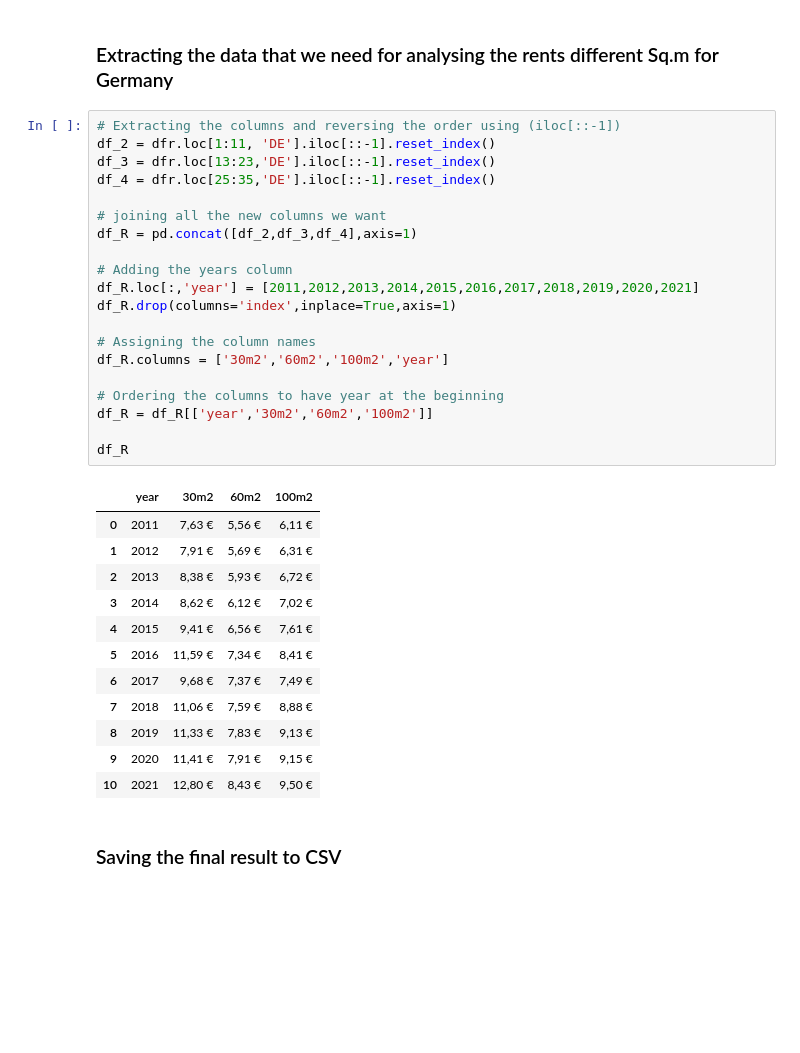
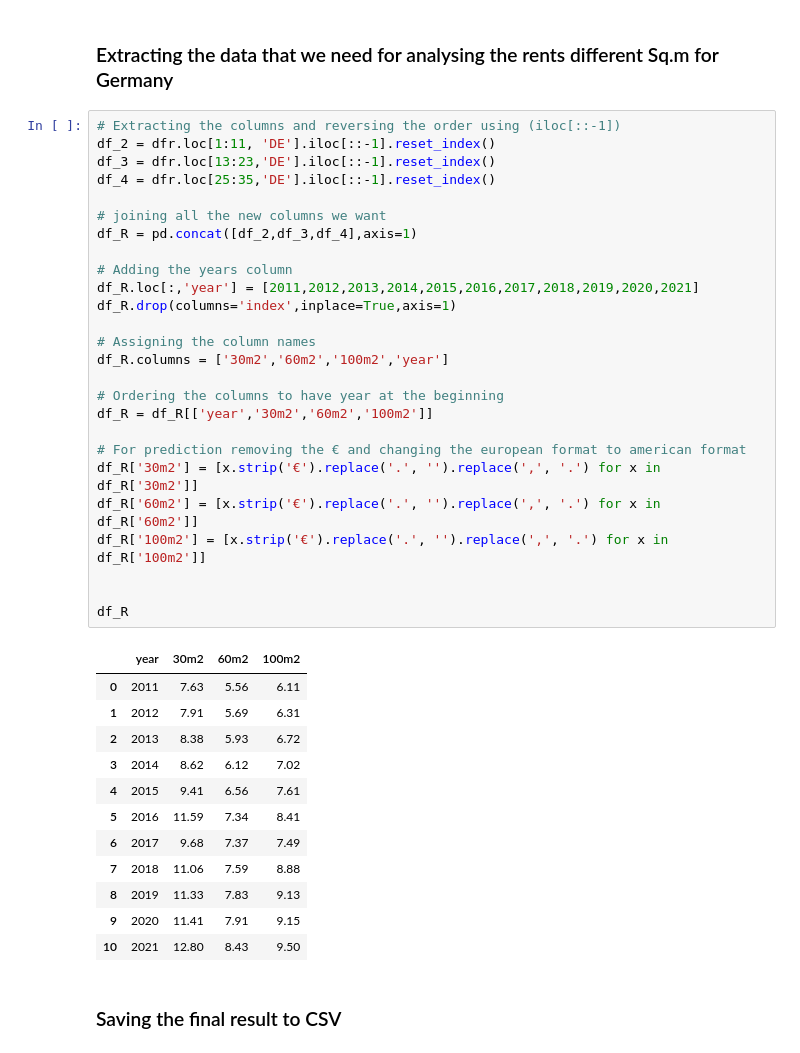
Before and after one commit to saicharangrandhi/Inspiration_task, a Jupyter notebook: task_1.ipynb, the cells around one changed output. Saved outputs shown, nothing was run; the diff lists cells and outputs as text; blank space fills up the shorter version.

```diff
--- a/task_1.ipynb
+++ b/task_1.ipynb
@@ -85,36 +134,42 @@ dfr
 # %%
 # Extracting the columns and reversing the order using (iloc[::-1])
 df_2 = dfr.loc[1:11, 'DE'].iloc[::-1].reset_index()
 df_3 = dfr.loc[13:23,'DE'].iloc[::-1].reset_index()
 df_4 = dfr.loc[25:35,'DE'].iloc[::-1].reset_index()
 
 # joining all the new columns we want
 df_R = pd.concat([df_2,df_3,df_4],axis=1)
 
 # Adding the years column
 df_R.loc[:,'year'] = [2011,2012,2013,2014,2015,2016,2017,2018,2019,2020,2021]
 df_R.drop(columns='index',inplace=True,axis=1)
 
 # Assigning the column names
 df_R.columns = ['30m2','60m2','100m2','year']
 
 # Ordering the columns to have year at the beginning
 df_R = df_R[['year','30m2','60m2','100m2']]
 
+# For prediction removing the € and changing the european format to american format
+df_R['30m2'] = [x.strip('€').replace('.', '').replace(',', '.') for x in df_R['30m2']]
+df_R['60m2'] = [x.strip('€').replace('.', '').replace(',', '.') for x in df_R['60m2']]
+df_R['100m2'] = [x.strip('€').replace('.', '').replace(',', '.') for x in df_R['100m2']]
+
+
 df_R
 # %% [output]
 |  | year | 30m2 | 60m2 | 100m2 |
-| 0 | 2011 | 7,63 € | 5,56 € | 6,11 € |
-| 1 | 2012 | 7,91 € | 5,69 € | 6,31 € |
-| 2 | 2013 | 8,38 € | 5,93 € | 6,72 € |
-| 3 | 2014 | 8,62 € | 6,12 € | 7,02 € |
-| 4 | 2015 | 9,41 € | 6,56 € | 7,61 € |
-| 5 | 2016 | 11,59 € | 7,34 € | 8,41 € |
-| 6 | 2017 | 9,68 € | 7,37 € | 7,49 € |
-| 7 | 2018 | 11,06 € | 7,59 € | 8,88 € |
-| 8 | 2019 | 11,33 € | 7,83 € | 9,13 € |
-| 9 | 2020 | 11,41 € | 7,91 € | 9,15 € |
-| 10 | 2021 | 12,80 € | 8,43 € | 9,50 € |
+| 0 | 2011 | 7.63 | 5.56 | 6.11 |
+| 1 | 2012 | 7.91 | 5.69 | 6.31 |
+| 2 | 2013 | 8.38 | 5.93 | 6.72 |
+| 3 | 2014 | 8.62 | 6.12 | 7.02 |
+| 4 | 2015 | 9.41 | 6.56 | 7.61 |
+| 5 | 2016 | 11.59 | 7.34 | 8.41 |
+| 6 | 2017 | 9.68 | 7.37 | 7.49 |
+| 7 | 2018 | 11.06 | 7.59 | 8.88 |
+| 8 | 2019 | 11.33 | 7.83 | 9.13 |
+| 9 | 2020 | 11.41 | 7.91 | 9.15 |
+| 10 | 2021 | 12.80 | 8.43 | 9.50 |
 # %% [markdown]
 ### Saving the final result to CSV
 # %%
```
Also changed, not shown: parts of 10 cells of this notebook.
